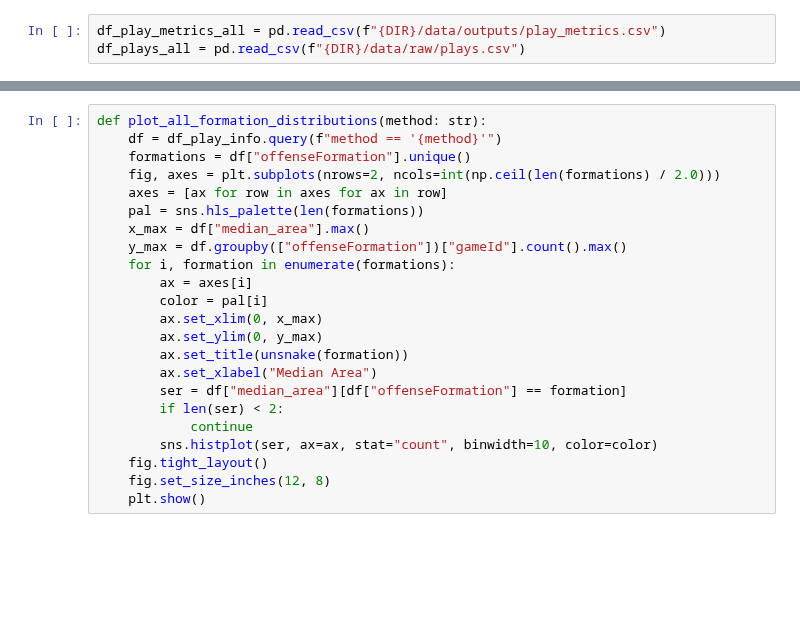
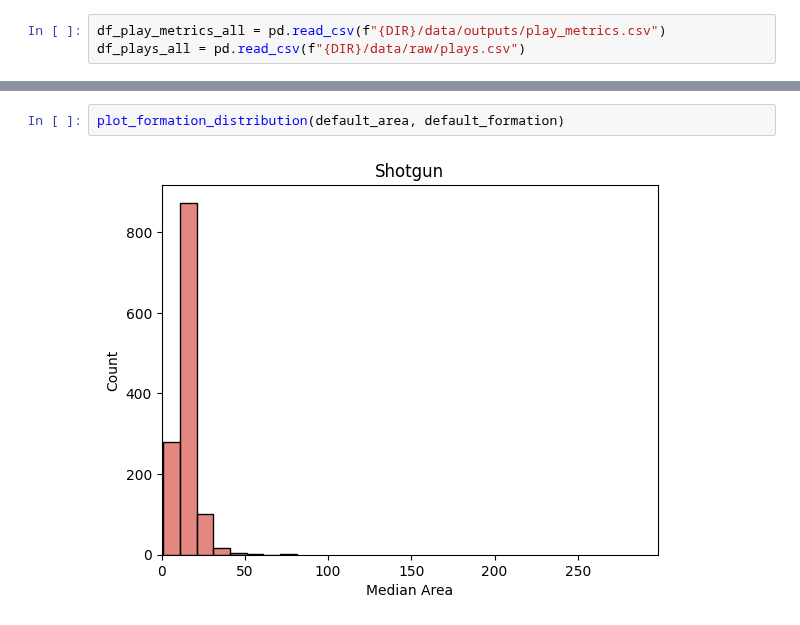
Before and after one commit to vingkan/nflbigdatabowl2023, a Jupyter notebook: notebooks/vinesh/area_aggregation.ipynb, the cells around one changed output, grey strips where cells are left out. Drawn from its saved outputs; the diff is of its cells as text; blank space fills up the shorter version.

```diff
--- a/notebooks/vinesh/area_aggregation.ipynb
+++ b/notebooks/vinesh/area_aggregation.ipynb
@@ -80,23 +66,4 @@ def plot_formation_distribution(method: str, formation: str):
-# %%
-def plot_all_formation_distributions(method: str):
-    df = df_play_info.query(f"method == '{method}'")
-    formations = df["offenseFormation"].unique()
-    fig, axes = plt.subplots(nrows=2, ncols=int(np.ceil(len(formations) / 2.0)))
-    axes = [ax for row in axes for ax in row]
-    pal = sns.hls_palette(len(formations))
-    x_max = df["median_area"].max()
-    y_max = df.groupby(["offenseFormation"])["gameId"].count().max()
-    for i, formation in enumerate(formations):
-        ax = axes[i]
-        color = pal[i]
-        ax.set_xlim(0, x_max)
-        ax.set_ylim(0, y_max)
-        ax.set_title(unsnake(formation))
-        ax.set_xlabel("Median Area")
-        ser = df["median_area"][df["offenseFormation"] == formation]
-        if len(ser) < 2:
-            continue
-        sns.histplot(ser, ax=ax, stat="count", binwidth=10, color=color)
-    fig.tight_layout()
-    fig.set_size_inches(12, 8)
-    plt.show()
+# %%
+plot_formation_distribution(default_area, default_formation)
+# %% [output]
+[figure, added]
```
Also changed, not shown: parts of 23 cells of this notebook, 6 other files.
